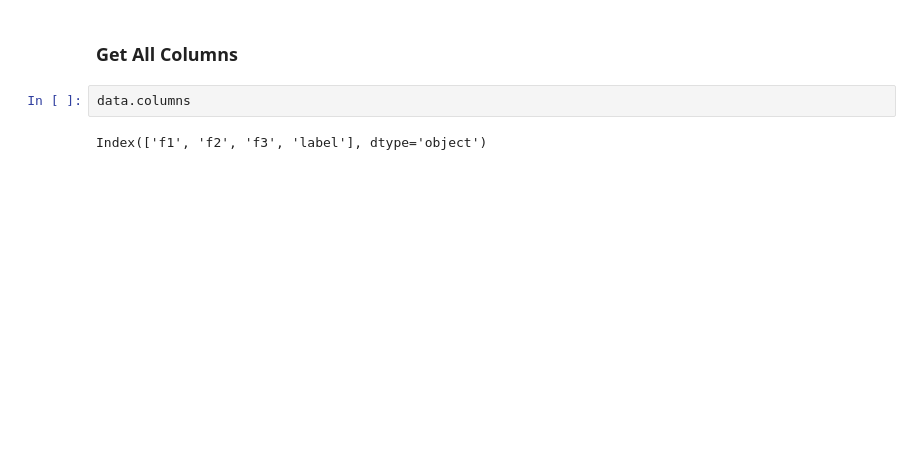
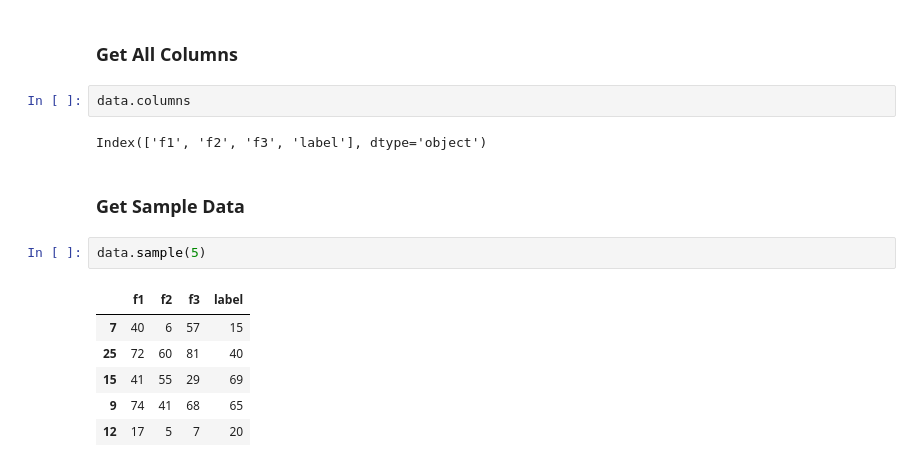
Before and after one commit to exitudio/research-ai, a Jupyter notebook: pandas.ipynb, the cells around one changed output. Saved outputs shown, nothing was run; the diff lists cells and outputs as text; blank space fills up the shorter version.

```diff
--- a/pandas.ipynb
+++ b/pandas.ipynb
@@ -122,3 +139,14 @@ data[['f2','label']].head()
 data.columns
 # %% [output]
 Index(['f1', 'f2', 'f3', 'label'], dtype='object')
+# %% [markdown]
+### Get Sample Data
+# %%
+data.sample(5)
+# %% [output]
+|  | f1 | f2 | f3 | label |
+| 7 | 40 | 6 | 57 | 15 |
+| 25 | 72 | 60 | 81 | 40 |
+| 15 | 41 | 55 | 29 | 69 |
+| 9 | 74 | 41 | 68 | 65 |
+| 12 | 17 | 5 | 7 | 20 |
```
Also changed, not shown: parts of 31 cells of this notebook, 4 other files.
